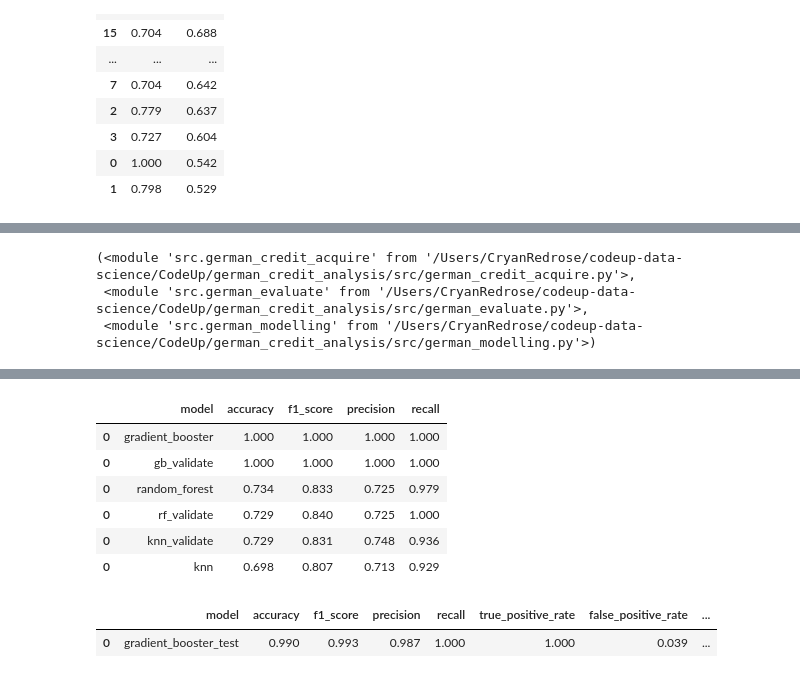
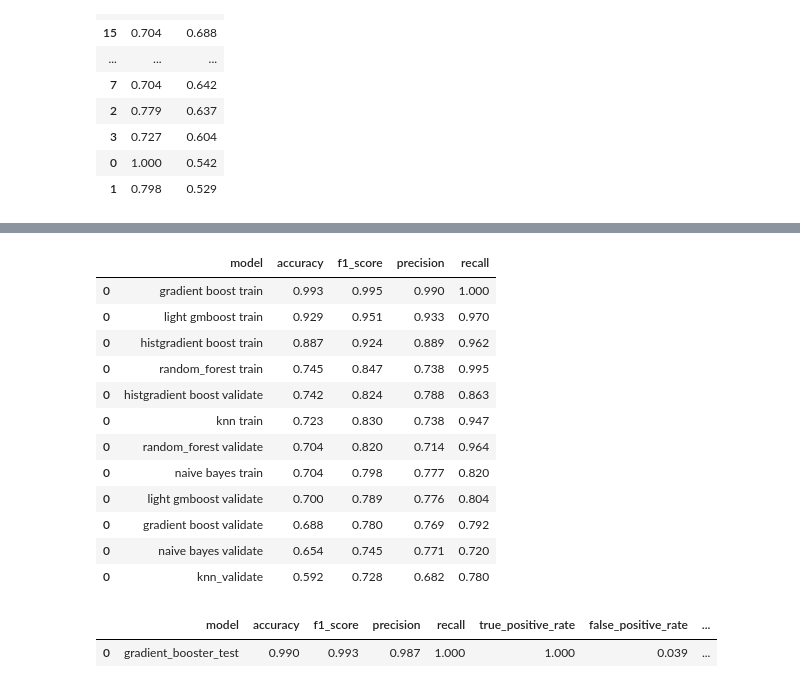
Before and after one commit to jcrosenberger/german_credit_analysis, a Jupyter notebook: work_in_progress.ipynb, the cells around one changed output, grey strips where cells are left out. Cells and saved outputs as stored; diff of their text form; code cells hidden in the pictures.

Commit message:
rejiggered block of models

```diff
--- a/work_in_progress.ipynb
+++ b/work_in_progress.ipynb
@@ -268,11 +294,3 @@ df.sort_values(by='validate',  ascending = False)
 | 3 | 0.727 | 0.604 |
 | 0 | 1.000 | 0.542 |
 | 1 | 0.798 | 0.529 |
-# %%
-def knn_model(x, y, k=10):
-    knn = KNeighborsClassifier(n_neighbors = k)
-    knn.fit(x, y)
-
-    y_preds = knn.predict(x)
-
-    return y_preds
@@ -303,13 +302,0 @@ from sklearn.ensemble import GradientBoostingClassifier
-# %%
-def gradient_booster_model(x, y):
-
-    gradient_booster = GradientBoostingClassifier(
-        learning_rate=0.1,
-        max_depth = 5,
-        n_estimators=150)
-
-    gradient_booster.fit(x, y)
-
-    y_preds = gradient_booster.predict(x)
-
-    return y_preds
@@ -315,0 +510,5 @@ def gradient_booster_model(x, y):
+# %%
+%%time
+x_train, y_train, x_validate, y_validate, x_test, y_test = gca.german_credit_x_y('risk')
+performance_df = get_models(x_train, y_train, x_validate, y_validate)
+performance_df.sort_values(by ='accuracy', ascending = False)
@@ -316,6 +531,6 @@ def gradient_booster_model(x, y):
 # %%
-def evaluate_classification_model(model, y_train, y_preds, df=False, full= False):
-    TN, FP, FN, TP = confusion_matrix(y_train,y_preds).ravel()
+def evaluate_classification_model(model_name, y_true, y_predictions, df=False, full= False):
+    TN, FP, FN, TP = confusion_matrix(y_true, y_predictions).ravel()
     ALL = TP + TN + FP + FN
 
     accuracy = (TP + TN)/ALL
@@ -333,7 +548,7 @@ def evaluate_classification_model(model, y_train, y_preds, df=False, full= False
 
     if full == True:
         performance_df = pd.DataFrame(
-                                         {'model' : [model],
+                                         {'model' : [model_name],
                                           'accuracy' : [accuracy],
                                           'f1_score' : [f1_score],
                                           'precision' : [precision],
@@ -349,7 +564,7 @@ def evaluate_classification_model(model, y_train, y_preds, df=False, full= False
 
     if full == False:
         performance_df = pd.DataFrame(
-                                         {'model' : [model],
+                                         {'model' : [model_name],
                                           'accuracy' : [accuracy],
                                           'f1_score' : [f1_score],
                                           'precision' : [precision],
@@ -358,9 +573,3 @@ def evaluate_classification_model(model, y_train, y_preds, df=False, full= False
 
     if df == True:
         return performance_df
-# %%
-reload(gca), reload(ge), reload(gm)
-# %% [output]
-(<module 'src.german_credit_acquire' from '/Users/CryanRedrose/codeup-data-science/CodeUp/german_credit_analysis/src/german_credit_acquire.py'>,
- <module 'src.german_evaluate' from '/Users/CryanRedrose/codeup-data-science/CodeUp/german_credit_analysis/src/german_evaluate.py'>,
- <module 'src.german_modelling' from '/Users/CryanRedrose/codeup-data-science/CodeUp/german_credit_analysis/src/german_modelling.py'>)
@@ -390,6 +629,8 @@ def get_models(x_train, y_train, x_validate, y_validate):
 
     return performance_df
 # %%
-performance_df = gm.get_models(x_train, y_train, x_validate, y_validate)
+%%time
+x_train, y_train, x_validate, y_validate, x_test, y_test = gca.german_credit_x_y('risk')
+performance_df = get_models(x_train, y_train, x_validate, y_validate)
 performance_df.sort_values(by ='accuracy', ascending = False)
 # %% [output]
@@ -396,10 +639,16 @@ performance_df.sort_values(by ='accuracy', ascending = False)
 |  | model | accuracy | f1_score | precision | recall |
-| 0 | gradient_booster | 1.000 | 1.000 | 1.000 | 1.000 |
-| 0 | gb_validate | 1.000 | 1.000 | 1.000 | 1.000 |
-| 0 | random_forest | 0.734 | 0.833 | 0.725 | 0.979 |
-| 0 | rf_validate | 0.729 | 0.840 | 0.725 | 1.000 |
-| 0 | knn_validate | 0.729 | 0.831 | 0.748 | 0.936 |
-| 0 | knn | 0.698 | 0.807 | 0.713 | 0.929 |
+| 0 | gradient boost train | 0.993 | 0.995 | 0.990 | 1.000 |
+| 0 | light gmboost train | 0.929 | 0.951 | 0.933 | 0.970 |
+| 0 | histgradient boost train | 0.887 | 0.924 | 0.889 | 0.962 |
+| 0 | random_forest train | 0.745 | 0.847 | 0.738 | 0.995 |
+| 0 | histgradient boost validate | 0.742 | 0.824 | 0.788 | 0.863 |
+| 0 | knn train | 0.723 | 0.830 | 0.738 | 0.947 |
+| 0 | random_forest validate | 0.704 | 0.820 | 0.714 | 0.964 |
+| 0 | naive bayes train | 0.704 | 0.798 | 0.777 | 0.820 |
+| 0 | light gmboost validate | 0.700 | 0.789 | 0.776 | 0.804 |
+| 0 | gradient boost validate | 0.688 | 0.780 | 0.769 | 0.792 |
+| 0 | naive bayes validate | 0.654 | 0.745 | 0.771 | 0.720 |
+| 0 | knn_validate | 0.592 | 0.728 | 0.682 | 0.780 |
 # %%
 gb_y_preds_test= gradient_booster_model(x_test, y_test)
 
```
Also changed, not shown: parts of 11 cells of this notebook.
